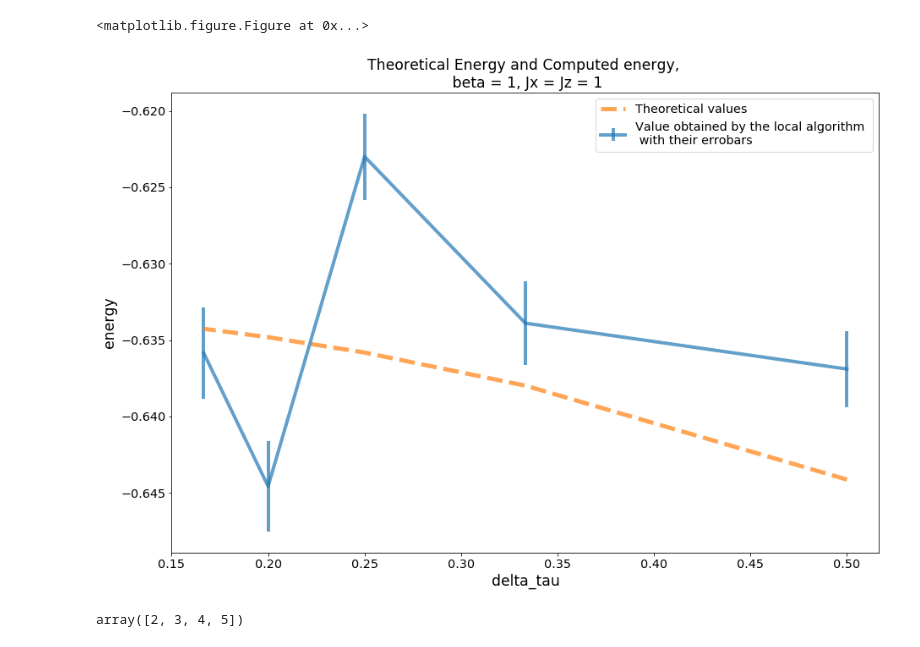
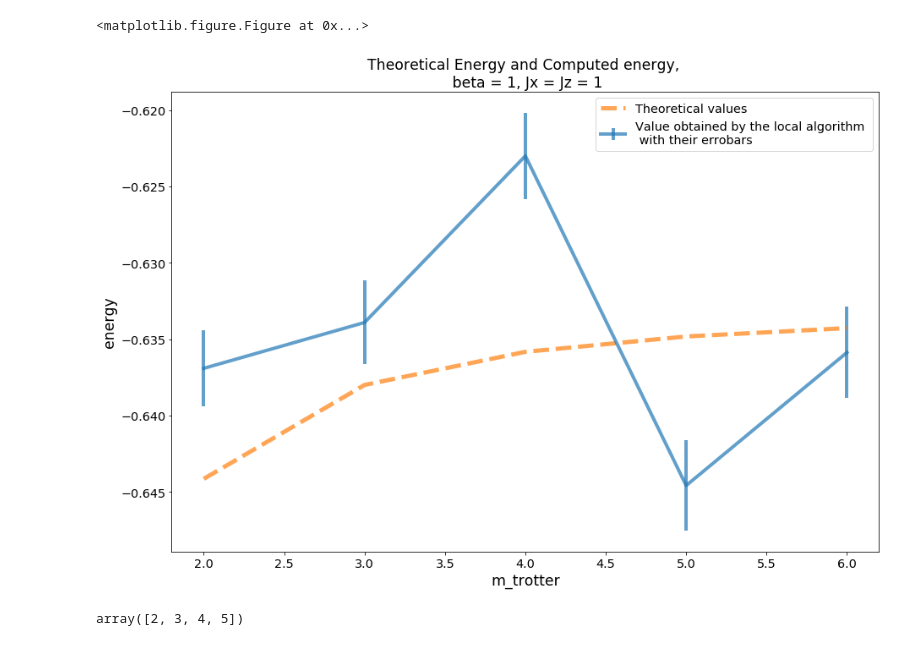
Before and after one commit to barthelemymp/Quantum_MC, a Jupyter notebook: results/local_result.ipynb, the cells around one changed output. Drawn from its saved outputs; the diff is of its cells as text; code cells hidden in the pictures.

```diff
--- a/results/local_result.ipynb
+++ b/results/local_result.ipynb
@@ -271,37 +271,37 @@ x_m = np.array(range(2,7))
 x_dtau = 1/x_m
 
 
 en_moy2 = np.mean(e2)
 std2 = np.std(e2)/np.sqrt(len(e2))
 en_moy3 = np.mean(e3)
 std3 = np.std(e3)/np.sqrt(len(e3))
 en_moy4 = np.mean(e4)
 std4 = np.std(e4)/np.sqrt(len(e4))
 en_moy5 = np.mean(e5)
 std5 = np.std(e5)/np.sqrt(len(e5))
 en_moy6 = np.mean(e6)
 std6 = np.std(e6)/np.sqrt(len(e6))
 y = [en_moy2,en_moy3,en_moy4,en_moy5,en_moy6]
 yerr = [std2,std3,std4,std5,std6]
 y_th = [-0.6441313582220639,-0.6379854264354882, -0.6358187647957938,
         -0.6348132236310546, -0.6342662966111773]
 
-plt.xlabel('delta_tau', fontsize = 'xx-large')
+plt.xlabel('m_trotter', fontsize = 'xx-large')
 plt.ylabel('energy', fontsize = 'xx-large')
 plt.xticks(fontsize = 'x-large')
 plt.yticks(fontsize = 'x-large')
 plt.title('Theoretical Energy and Computed energy, \n beta = 1, Jx = Jz = 1', fontsize = 'xx-large')
 
-plt.errorbar(x_dtau, y, yerr = yerr, label = 'Value obtained by the local algorithm \n with their errobars',
+plt.errorbar(x_m, y, yerr = yerr, label = 'Value obtained by the local algorithm \n with their errobars',
              lw = 4, alpha = 0.7)
-plt.plot(x_dtau, y_th, '--', label = 'Theoretical values',
+plt.plot(x_m, y_th, '--', label = 'Theoretical values',
           lw = 5, alpha = 0.7)
 
 plt.legend(loc = 0, fontsize = 'x-large')
 
 plt.savefig('ThvsComp_x=z=1_m2-6.png')
 # %% [output]
-[figure, old version]
+[figure, new version]
 # %%
 np.array(range(2,7))
 # %% [output]
```
Also changed, not shown: parts of 11 cells of this notebook, 11 other files.
